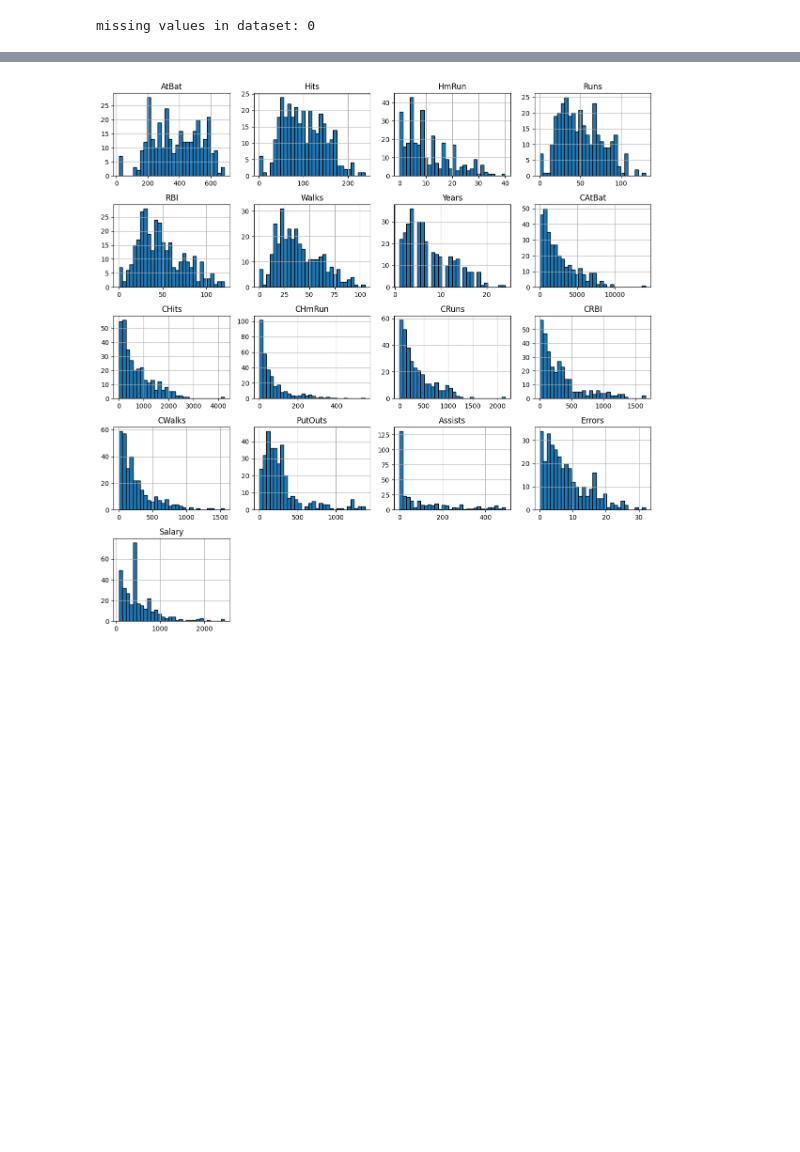
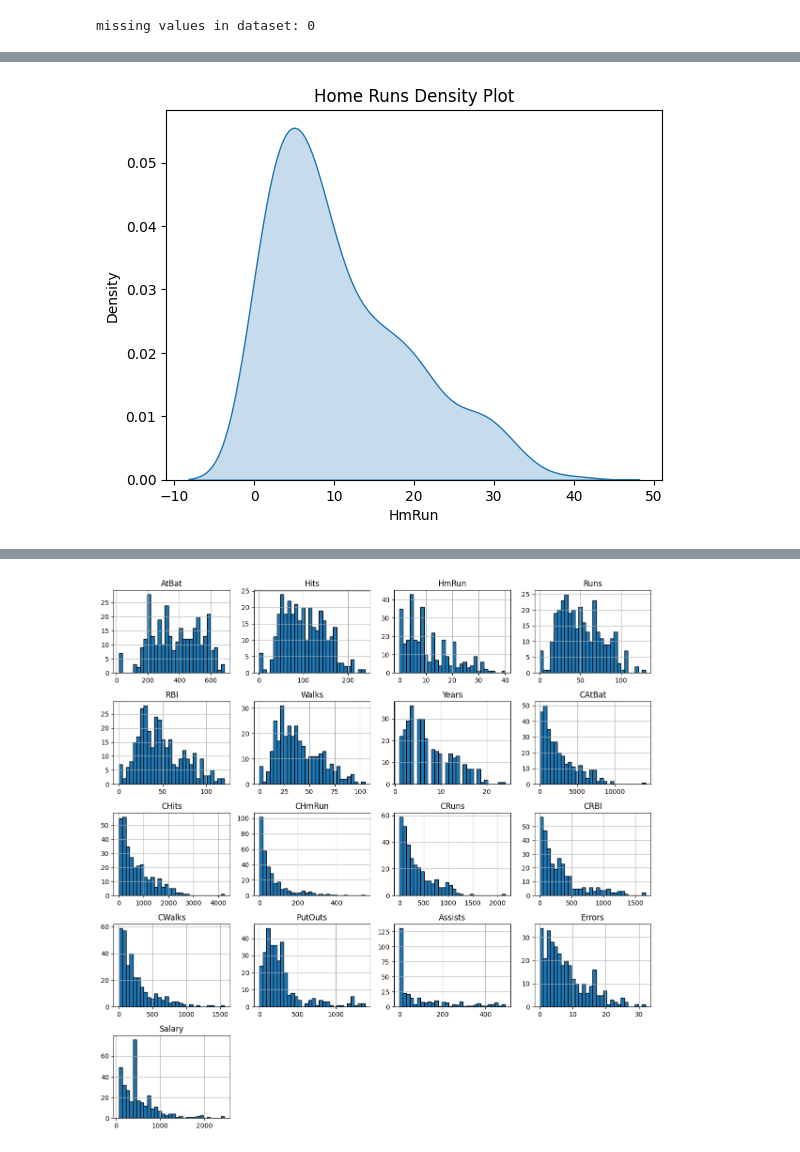
Before and after one commit to Vaishaliii25/EDA_DA, a Jupyter notebook: 21BDS0043_EDA.ipynb, the cells around one changed output, grey strips where cells are left out. Cells and saved outputs as stored; diff of their text form; code cells hidden in the pictures; blank space fills up the shorter version.

```diff
--- a/21BDS0043_EDA.ipynb
+++ b/21BDS0043_EDA.ipynb
@@ -89,0 +196,7 @@ missing values in dataset: 0
+# %%
+# Density plot for Home Runs
+sns.kdeplot(df['HmRun'], fill=True)
+plt.title('Home Runs Density Plot')
+plt.show()
+# %% [output]
+[figure, added]
```
Also changed, not shown: parts of 64 cells of this notebook.
